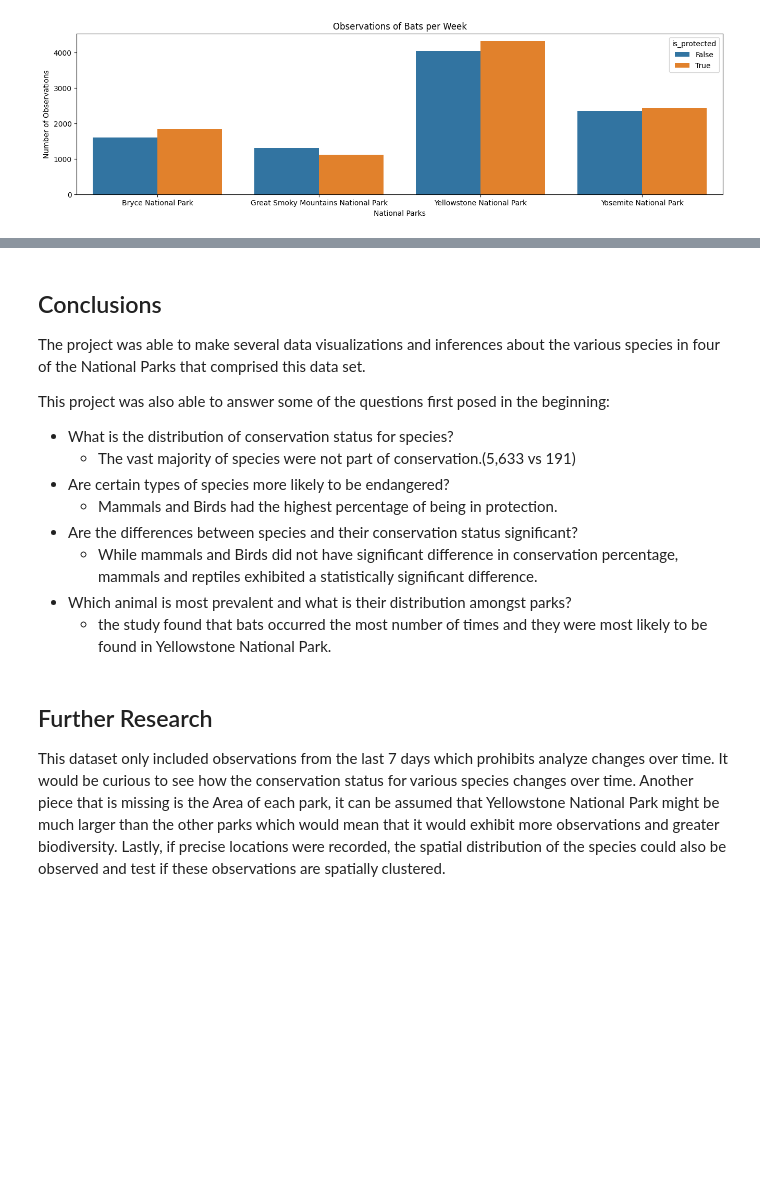
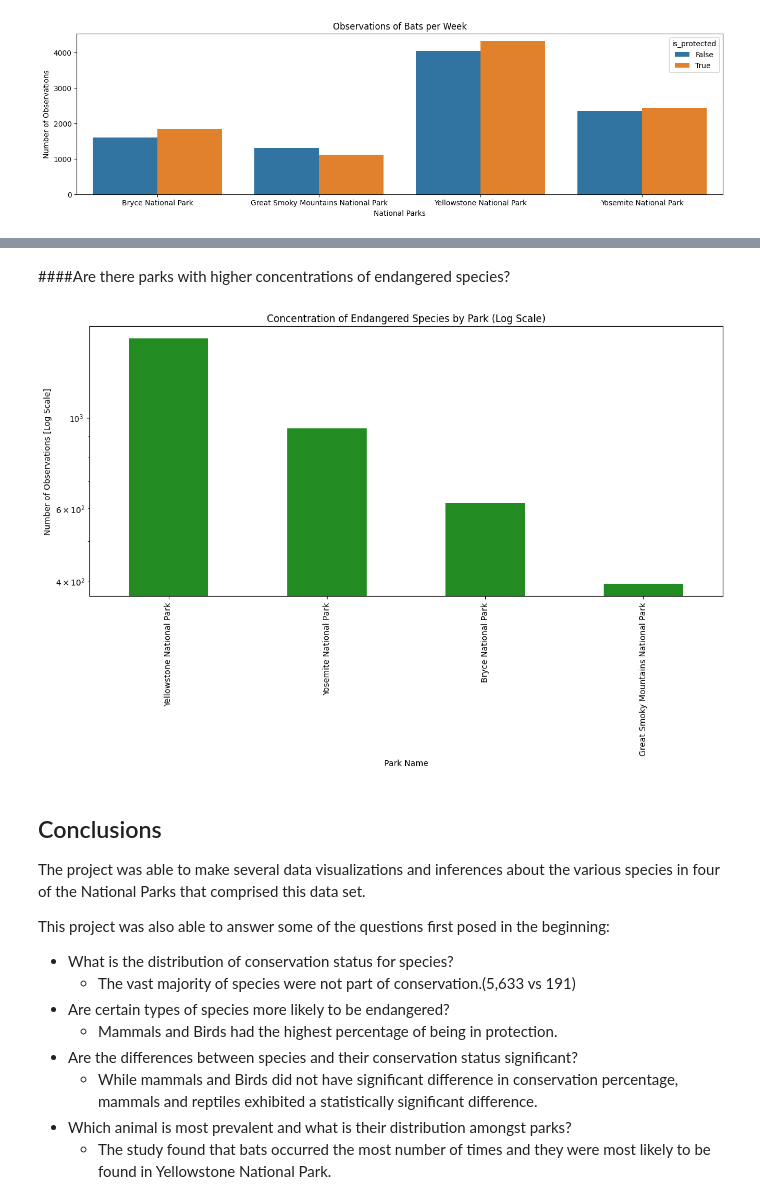
Before and after one commit to Aicoaching2025/Biodiversity, a Jupyter notebook: biodiversity.ipynb, the cells around one changed output, grey strips where cells are left out. Cells and saved outputs as stored; diff of their text form; code cells hidden in the pictures; blank space fills up the shorter version.

```diff
--- a/biodiversity.ipynb
+++ b/biodiversity.ipynb
@@ -518,3 +550,25 @@ plt.show()
+# %% [markdown]
+####Are there parks with higher concentrations of endangered species?
+# %%
+# Filter endangered species
+endangered_species = species[species['conservation_status'] == 'Endangered']
+merged_data = pd.merge(endangered_species, observations, on='scientific_name')
+
+# Aggregate observations by park
+park_observations = merged_data.groupby('park_name')['observations'].sum().sort_values(ascending=False)
+
+# Plot with log scale to adjust tall bars
+plt.figure(figsize=(14, 6))
+park_observations.plot(kind='bar', color='forestgreen')
+plt.yscale('log')
+plt.title('Concentration of Endangered Species by Park (Log Scale)')
+plt.ylabel('Number of Observations [Log Scale]')
+plt.xlabel('Park Name')
+plt.xticks(rotation=90)
+plt.show()
+# A log scale is used to. prevent parke with higher values from dominating the visulaization.
+# %% [output]
+[figure, added]
 # %% [markdown]
 ## Conclusions
 
@@ -529,8 +583,4 @@ This project was also able to answer some of the questions first posed in the be
 - Are the differences between species and their conservation status significant?
     - While mammals and Birds did not have significant difference in conservation percentage, mammals and reptiles exhibited a statistically significant difference.
 - Which animal is most prevalent and what is their distribution amongst parks?
-    - the study found that bats occurred the most number of times and they were most likely to be found in Yellowstone National Park.
+    - The study found that bats occurred the most number of times and they were most likely to be found in Yellowstone National Park.
-# %% [markdown]
-## Further Research
-
-This dataset only included observations from the last 7 days which prohibits analyze changes over time. It would be curious to see how the conservation status for various species changes over time. Another piece that is missing is the Area of each park, it can be assumed that Yellowstone National Park might be much larger than the other parks which would mean that it would exhibit more observations and greater biodiversity. Lastly, if precise locations were recorded, the spatial distribution of the species could also be observed and test if these observations are spatially clustered.
```
Also changed, not shown: parts of 4 cells of this notebook.
